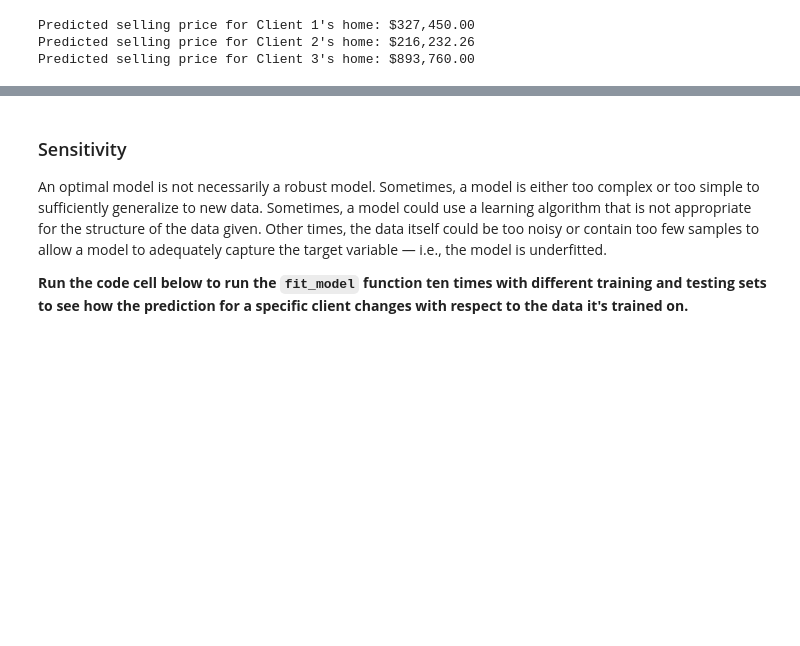
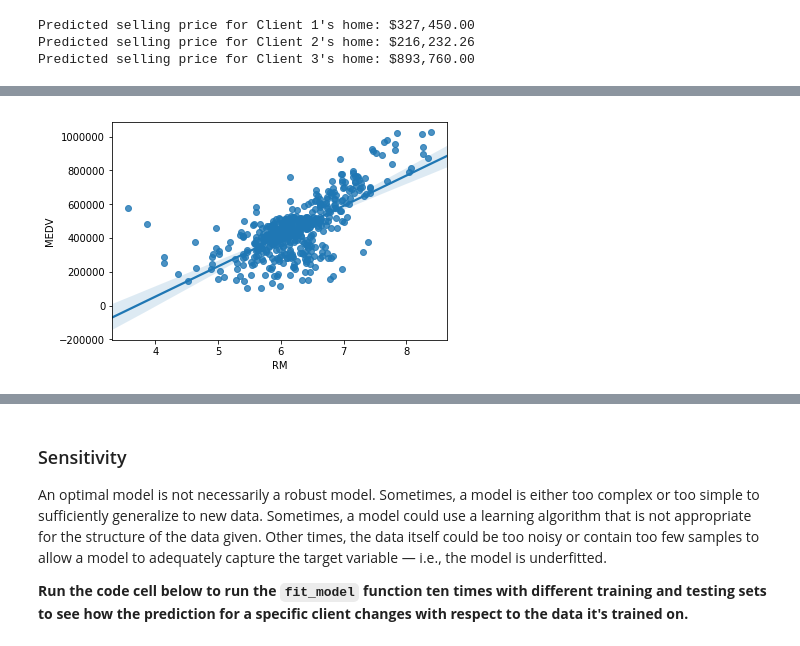
Before and after one commit to teragotti/boston_housing, a Jupyter notebook: boston_housing.ipynb, the cells around one changed output, grey strips where cells are left out. Drawn from its saved outputs; the diff is of its cells as text; code cells hidden in the pictures; blank space fills up the shorter version.

```diff
--- a/boston_housing.ipynb
+++ b/boston_housing.ipynb
@@ -466,0 +475,4 @@ Predicted selling price for Client 3's home: $893,760.00
+# %%
+ax = sns.regplot(x="RM", y="MEDV", data=data)
+# %% [output]
+[figure, added]
```
Also changed, not shown: parts of 12 cells of this notebook, 1 other file.
